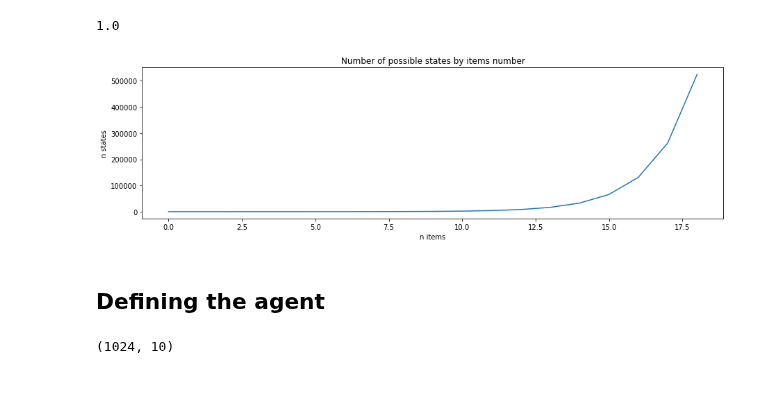
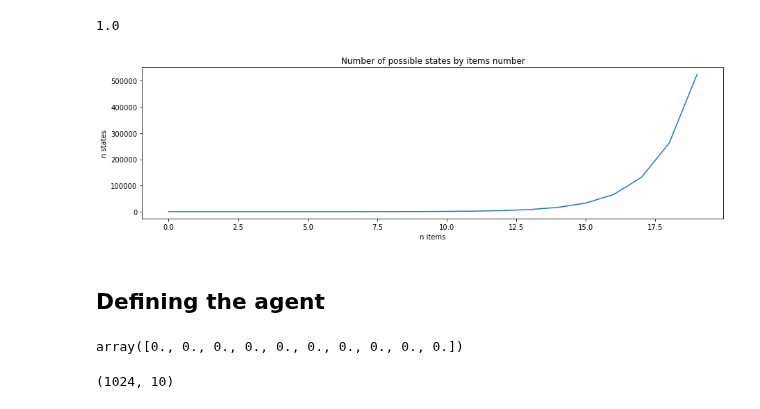
Before and after one commit to TheoLvs/reinforcement-learning, a Jupyter notebook: 9. Discrete optimization with RL/Reinforcement Learning for knapsack problem.ipynb, the cells around one changed output. Cells and saved outputs as stored; diff of their text form; code cells hidden in the pictures.

```diff
--- a/9. Discrete optimization with RL/Reinforcement Learning for knapsack problem.ipynb
+++ b/9. Discrete optimization with RL/Reinforcement Learning for knapsack problem.ipynb
@@ -137,19 +137,19 @@ def compute_n_states(n_items):
     return np.sum([scipy.special.comb(n_items,i) for i in range(n_items+1)])
 # %%
 n_states = []
-for n_items in x:
+for n_items in range(20):
     n_states.append(compute_n_states(n_items))
 
 pd.Series(n_states).plot(
     figsize = (15,4),
     logy = False,
     title = "Number of possible states by items number",
     xlabel = "n items",
     ylabel = "n states"
 )
 plt.show()
 # %% [output]
-[figure, old version]
+[figure, new version]
 # %% [markdown]
 ## Defining the agent
 # %%
@@ -213,6 +214,10 @@ class QAgent:
         self.actions_memory = []
 # %%
 agent = QAgent(10)
+# %%
+agent.Q[0]
+# %% [output]
+array([0., 0., 0., 0., 0., 0., 0., 0., 0., 0.])
 # %%
 agent.Q.shape
 # %% [output]
```
Also changed, not shown: parts of 8 cells of this notebook.
